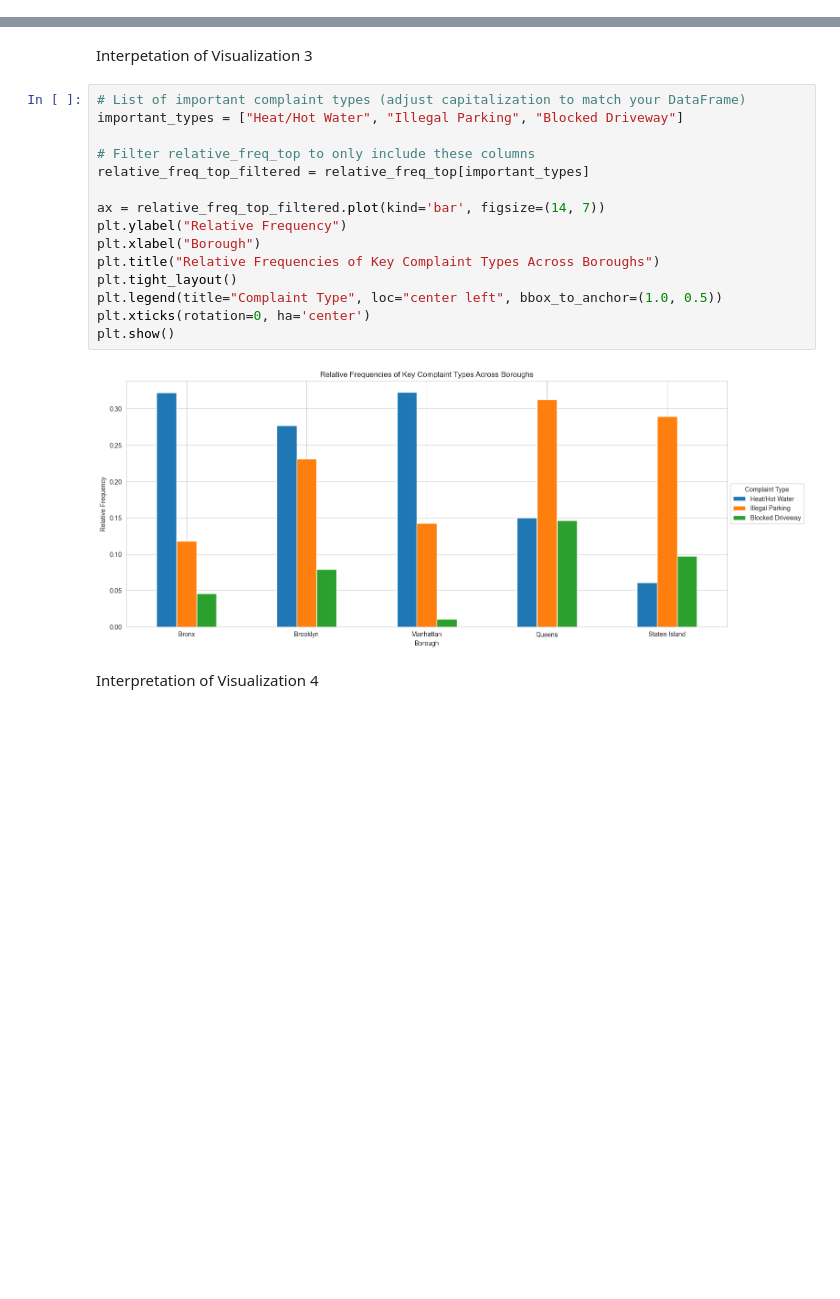
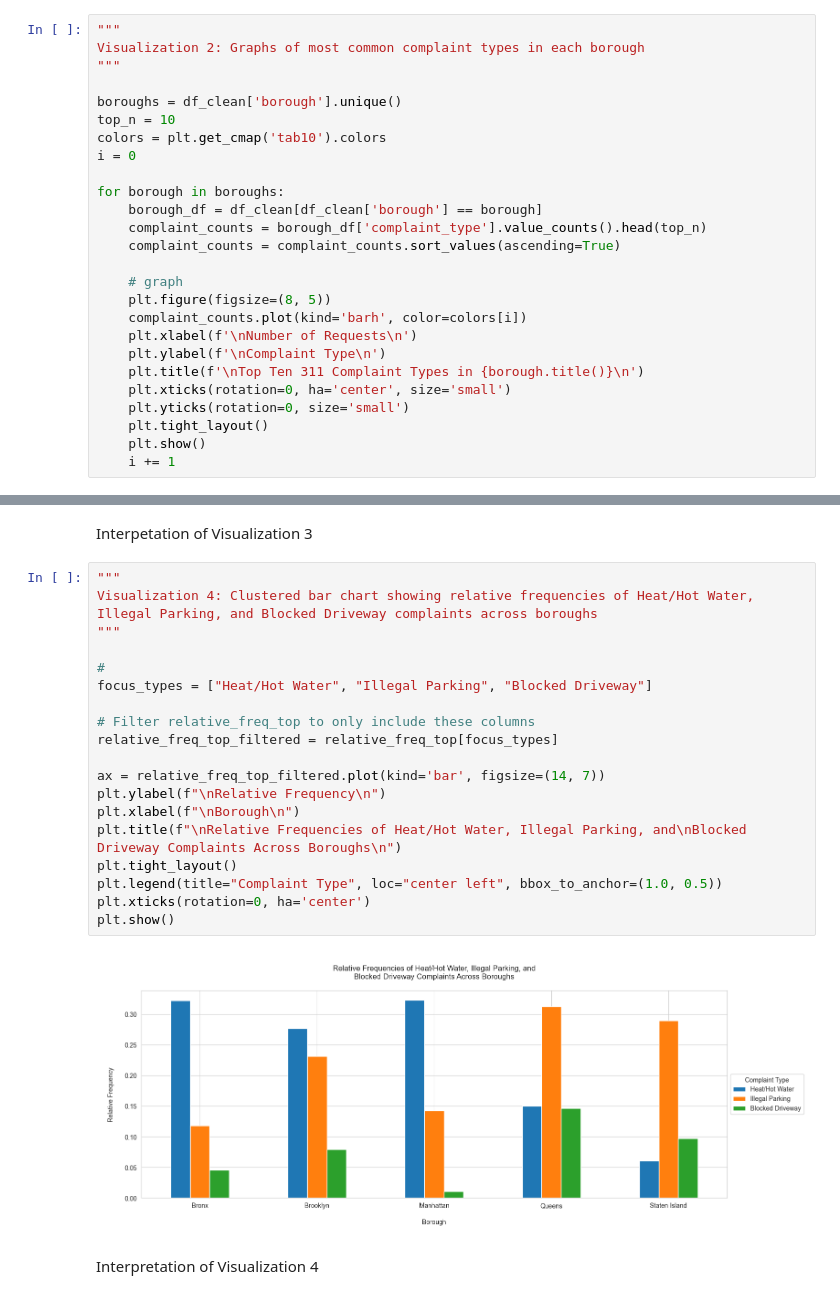
Before and after one commit to npisar/SI313-homework, a Jupyter notebook: module assignments/pisarczyk_Readymade Data Assignment.ipynb, the cells around one changed output, grey strips where cells are left out. Saved outputs shown, nothing was run; the diff lists cells and outputs as text; blank space fills up the shorter version.

```diff
--- a/module assignments/pisarczyk_Readymade Data Assignment.ipynb
+++ b/module assignments/pisarczyk_Readymade Data Assignment.ipynb
@@ -699,0 +689,26 @@ Interpretation of Visualization 2
+# %%
+"""
+Visualization 2: Graphs of most common complaint types in each borough
+"""
+
+boroughs = df_clean['borough'].unique()
+top_n = 10
+colors = plt.get_cmap('tab10').colors
+i = 0
+
+for borough in boroughs:
+    borough_df = df_clean[df_clean['borough'] == borough]
+    complaint_counts = borough_df['complaint_type'].value_counts().head(top_n)
+    complaint_counts = complaint_counts.sort_values(ascending=True)
+
+    # graph
+    plt.figure(figsize=(8, 5))
+    complaint_counts.plot(kind='barh', color=colors[i])
+    plt.xlabel(f'\nNumber of Requests\n')
+    plt.ylabel(f'\nComplaint Type\n')
+    plt.title(f'\nTop Ten 311 Complaint Types in {borough.title()}\n')
+    plt.xticks(rotation=0, ha='center', size='small')
+    plt.yticks(rotation=0, size='small')
+    plt.tight_layout()
+    plt.show()
+    i += 1
@@ -749,22 +820,26 @@ plt.show()
 # %% [markdown]
 Interpetation of Visualization 3
 # %%
-# List of important complaint types (adjust capitalization to match your DataFrame)
-important_types = ["Heat/Hot Water", "Illegal Parking", "Blocked Driveway"]
+"""
+Visualization 4: Clustered bar chart showing relative frequencies of Heat/Hot Water, Illegal Parking, and Blocked Driveway complaints across boroughs
+"""
+
+#
+focus_types = ["Heat/Hot Water", "Illegal Parking", "Blocked Driveway"]
 
 # Filter relative_freq_top to only include these columns
-relative_freq_top_filtered = relative_freq_top[important_types]
+relative_freq_top_filtered = relative_freq_top[focus_types]
 
 ax = relative_freq_top_filtered.plot(kind='bar', figsize=(14, 7))
-plt.ylabel("Relative Frequency")
-plt.xlabel("Borough")
-plt.title("Relative Frequencies of Key Complaint Types Across Boroughs")
+plt.ylabel(f"\nRelative Frequency\n")
+plt.xlabel(f"\nBorough\n")
+plt.title(f"\nRelative Frequencies of Heat/Hot Water, Illegal Parking, and\nBlocked Driveway Complaints Across Boroughs\n")
 plt.tight_layout()
 plt.legend(title="Complaint Type", loc="center left", bbox_to_anchor=(1.0, 0.5))
 plt.xticks(rotation=0, ha='center')
 plt.show()
 # %% [output]
-[figure, old version]
+[figure, new version]
 # %% [markdown]
 Interpretation of Visualization 4
 # %% [markdown]
```
Also changed, not shown: parts of 9 cells of this notebook.
